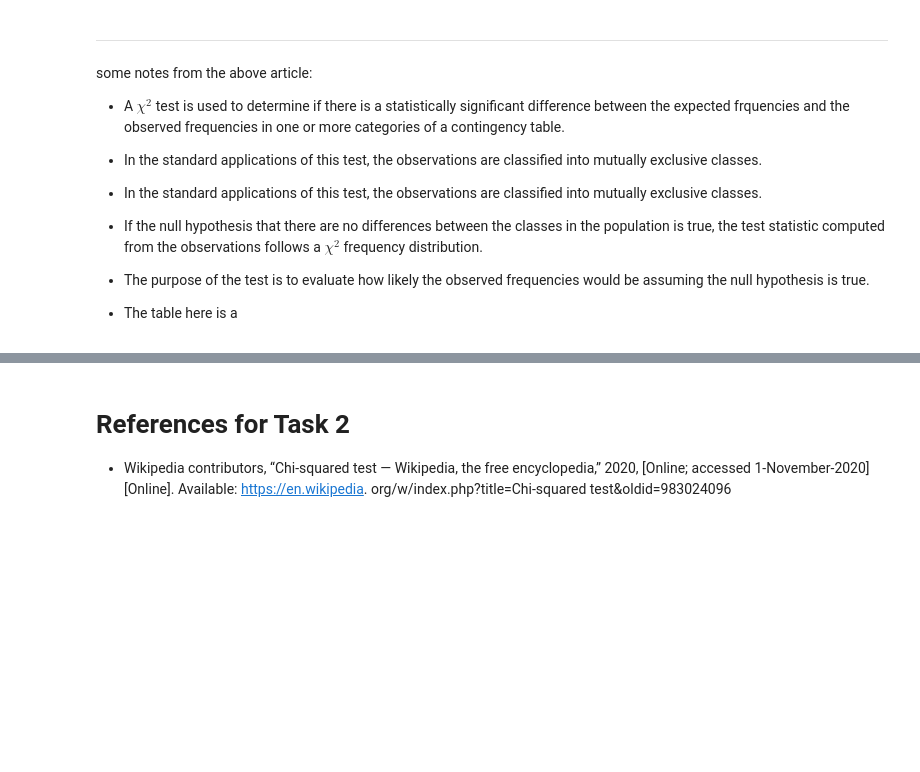
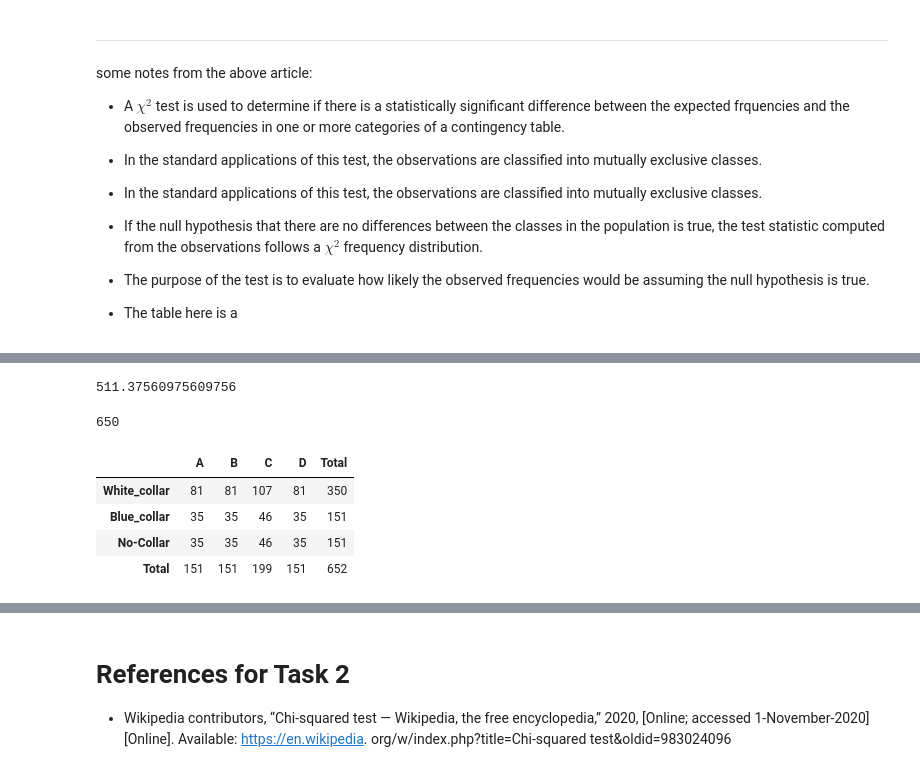
Before and after one commit to angela1C/Machine-Learning-and-Statistics-Tasks-Project-2020, a Jupyter notebook: Tasks.ipynb, the cells around one changed output, grey strips where cells are left out. Saved outputs shown, nothing was run; the diff lists cells and outputs as text; code cells hidden in the pictures; blank space fills up the shorter version.

```diff
--- a/Tasks.ipynb
+++ b/Tasks.ipynb
@@ -876,0 +937,50 @@ some notes from the above article:
+# %%
+(2912*1764)/10045
+# %% [output]
+511.37560975609756
+# %%
+WhiteCollarTotal =df.iat[0, 4]
+BlueCollarTotal=df.iat[1,4]
+NoCollarTotal=df.iat[2,4]
+ATotal=df.iat[3,0]
+BTotal=df.iat[3,1]
+CTotal=df.iat[3,2]
+DTotal=df.iat[3,3]
+
+smallTotal = df2.iat[4,0]
+GrandTotal = df.iat[3,4]
+
+print(GrandTotal)
+# %% [output]
+650
+# %%
+dfE =pd.DataFrame({"A":[0,0,0], "B":[0,0,0],"C":[0,0,0],"D":[0,0,0]})
+dfE.index = ['White_collar', 'Blue_collar', 'No-Collar']
+
+# White collar
+dfE.iat[0,0]=round((WhiteCollarTotal*ATotal)/GrandTotal)
+dfE.iat[0,1]=round((WhiteCollarTotal*BTotal)/GrandTotal)
+dfE.iat[0,2]=round((WhiteCollarTotal*CTotal)/GrandTotal)
+dfE.iat[0,3]=round((WhiteCollarTotal*DTotal)/GrandTotal)
+# Blue collar
+dfE.iat[1,0]=round((BlueCollarTotal*ATotal)/GrandTotal)
+dfE.iat[1,1]=round((BlueCollarTotal*BTotal)/GrandTotal)
+dfE.iat[1,2]=round((BlueCollarTotal*CTotal)/GrandTotal)
+dfE.iat[1,3]=round((BlueCollarTotal*DTotal)/GrandTotal)
+# No Collar
+dfE.iat[2,0]=round((NoCollarTotal*ATotal)/GrandTotal)
+dfE.iat[2,1]=round((NoCollarTotal*BTotal)/GrandTotal)
+dfE.iat[2,2]=round((NoCollarTotal*CTotal)/GrandTotal)
+dfE.iat[2,3]=round((NoCollarTotal*DTotal)/GrandTotal)
+
+# add a total column to sum across each row
+dfE["Total"] = dfE.sum(axis=1)
+# add a row to sum across column totals
+dfE.loc['Total']= dfE.sum()
+dfE
+# %% [output]
+|  | A | B | C | D | Total |
+| White_collar | 81 | 81 | 107 | 81 | 350 |
+| Blue_collar | 35 | 35 | 46 | 35 | 151 |
+| No-Collar | 35 | 35 | 46 | 35 | 151 |
+| Total | 151 | 151 | 199 | 151 | 652 |
```
Also changed, not shown: parts of 13 cells of this notebook.
